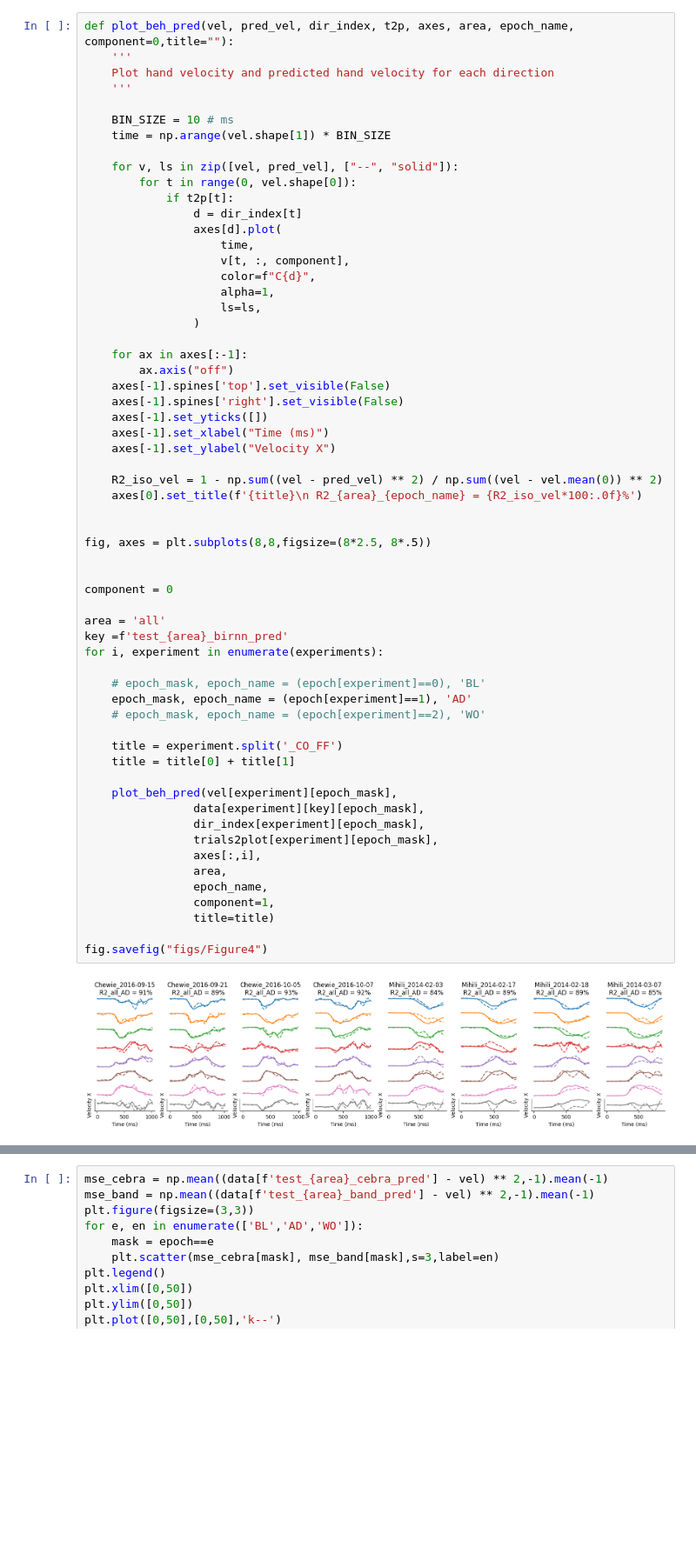
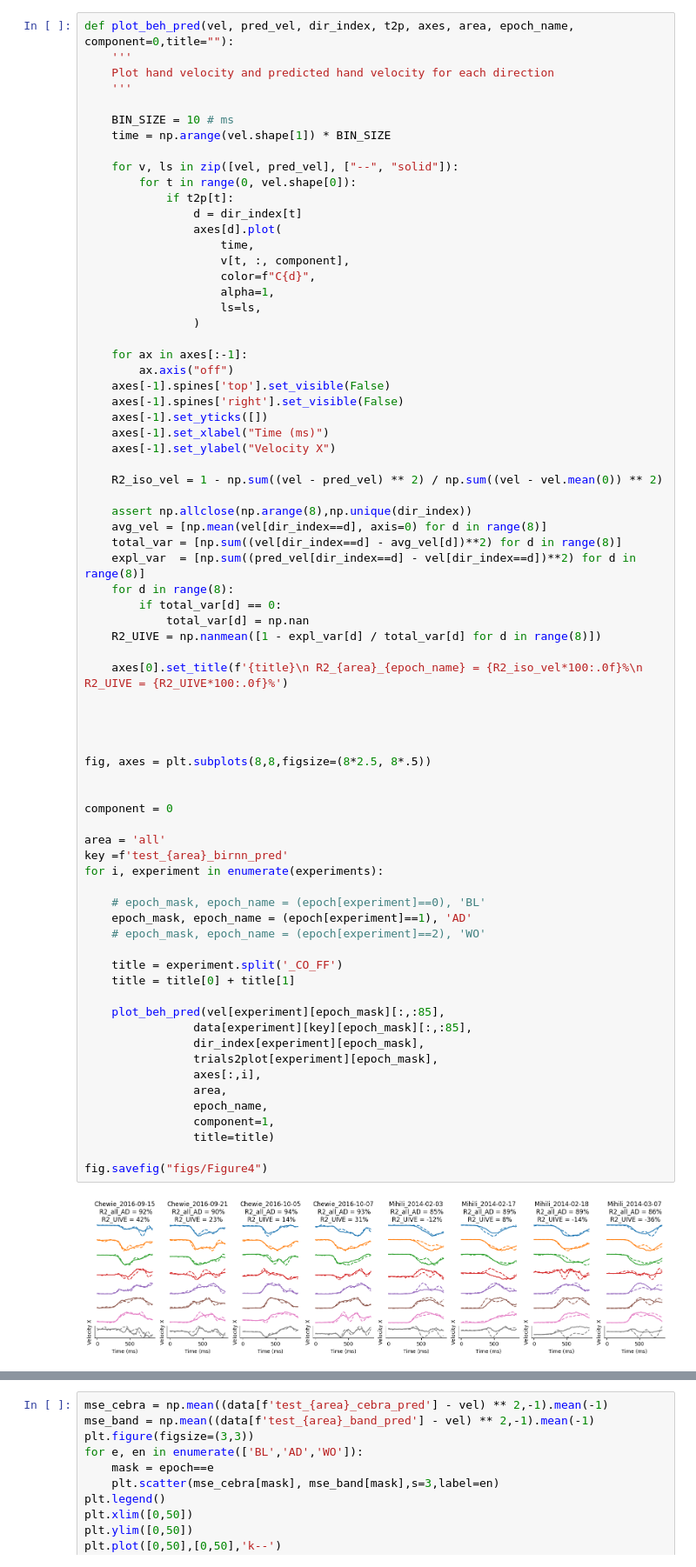
Before and after one commit to NinelK/BAND-torch, a Jupyter notebook: notebooks/paper/Fig4_decoding_across_animals.ipynb, the cells around one changed output, grey strips where cells are left out. Shown at 87% size. Saved outputs shown, nothing was run; the diff lists cells and outputs as text; blank space fills up the shorter version.

Commit message:
Add R_UIVE to decoding analysis

```diff
--- a/notebooks/paper/Fig4_decoding_across_animals.ipynb
+++ b/notebooks/paper/Fig4_decoding_across_animals.ipynb
@@ -130,38 +130,50 @@ def plot_beh_pred(vel, pred_vel, dir_index, t2p, axes, area, epoch_name, compone
     axes[-1].set_ylabel("Velocity X")
 
     R2_iso_vel = 1 - np.sum((vel - pred_vel) ** 2) / np.sum((vel - vel.mean(0)) ** 2)
-    axes[0].set_title(f'{title}\n R2_{area}_{epoch_name} = {R2_iso_vel*100:.0f}%')
+
+    assert np.allclose(np.arange(8),np.unique(dir_index))
+    avg_vel = [np.mean(vel[dir_index==d], axis=0) for d in range(8)]
+    total_var = [np.sum((vel[dir_index==d] - avg_vel[d])**2) for d in range(8)]
+    expl_var  = [np.sum((pred_vel[dir_index==d] - vel[dir_index==d])**2) for d in range(8)]
+    for d in range(8):
+        if total_var[d] == 0:
+            total_var[d] = np.nan
+    R2_UIVE = np.nanmean([1 - expl_var[d] / total_var[d] for d in range(8)])
+
+    axes[0].set_title(f'{title}\n R2_{area}_{epoch_name} = {R2_iso_vel*100:.0f}%\n R2_UIVE = {R2_UIVE*100:.0f}%')
+
+
 
 
 fig, axes = plt.subplots(8,8,figsize=(8*2.5, 8*.5))
 
 
 component = 0
 
 area = 'all'
 key =f'test_{area}_birnn_pred'
 for i, experiment in enumerate(experiments):
 
     # epoch_mask, epoch_name = (epoch[experiment]==0), 'BL'
     epoch_mask, epoch_name = (epoch[experiment]==1), 'AD'
     # epoch_mask, epoch_name = (epoch[experiment]==2), 'WO'
 
     title = experiment.split('_CO_FF')
     title = title[0] + title[1]
 
-    plot_beh_pred(vel[experiment][epoch_mask],
-                data[experiment][key][epoch_mask],
+    plot_beh_pred(vel[experiment][epoch_mask][:,:85],
+                data[experiment][key][epoch_mask][:,:85],
                 dir_index[experiment][epoch_mask],
                 trials2plot[experiment][epoch_mask],
                 axes[:,i],
                 area,
                 epoch_name,
                 component=1,
                 title=title)
 
 fig.savefig("figs/Figure4")
 # %% [output]
-[figure, old version]
+[figure, new version]
 [interactive output not drawn]
 # %%
 mse_cebra = np.mean((data[f'test_{area}_cebra_pred'] - vel) ** 2,-1).mean(-1)
```
Also changed, not shown: parts of 1 cell of this notebook, 9 other files.
